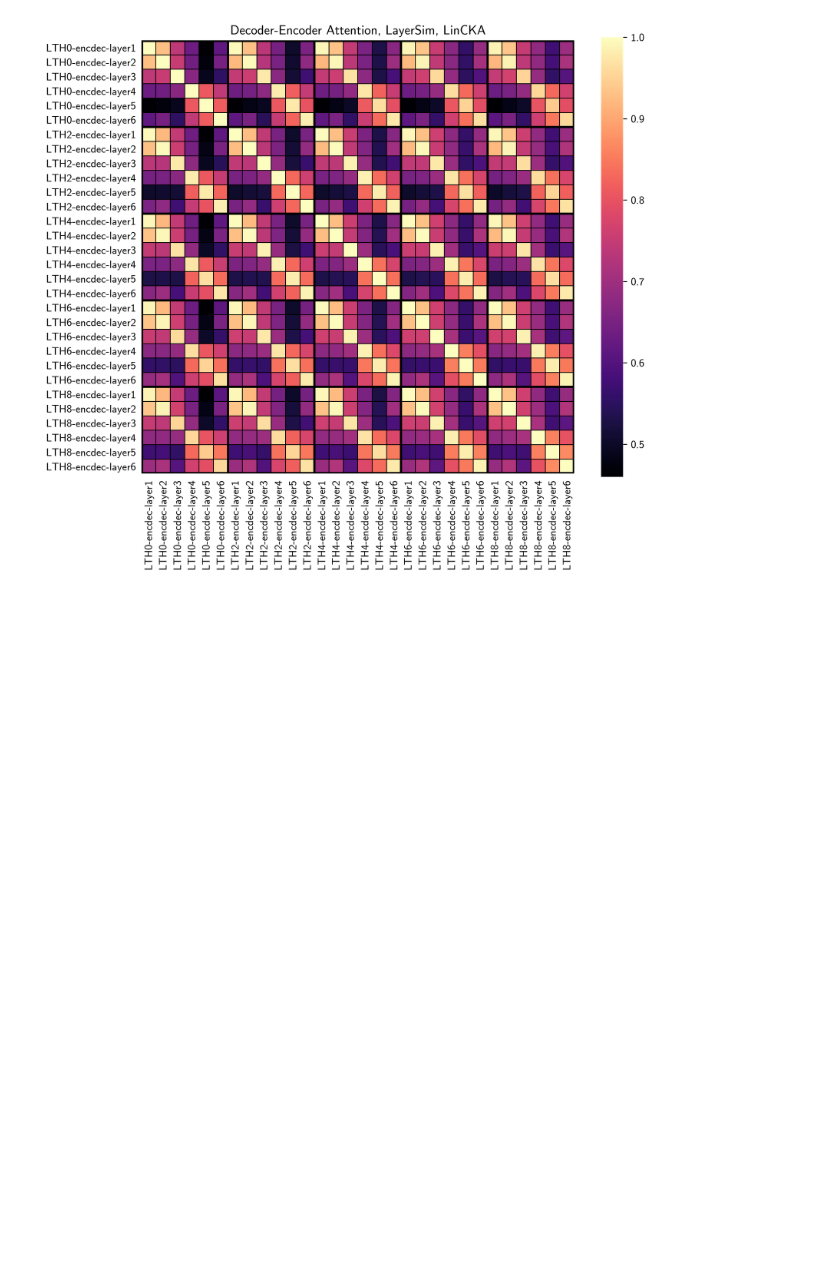
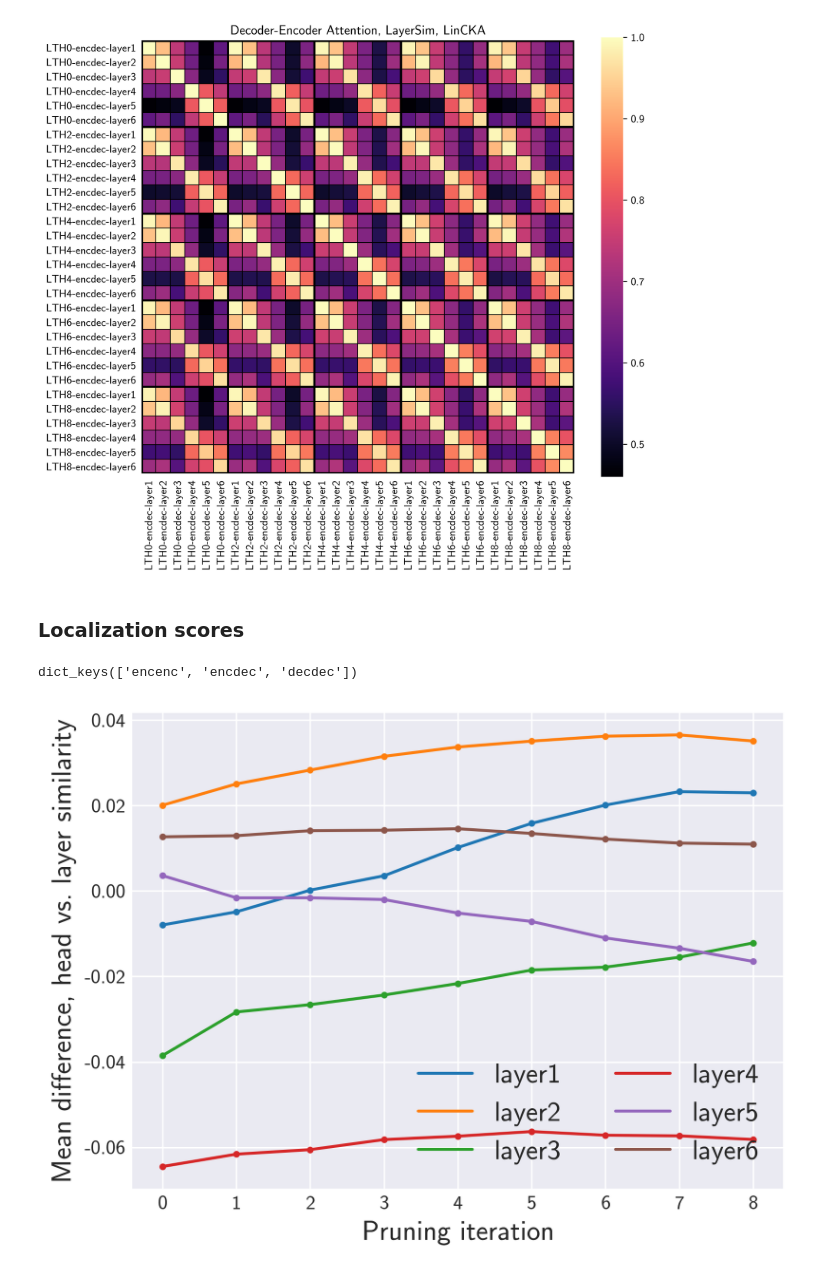
Before and after one commit to rmovva/lth-fairseq, a Jupyter notebook: analysis/analyze_attn_similarity.ipynb, the cells around one changed output. Cells and saved outputs as stored; diff of their text form; code cells hidden in the pictures; blank space fills up the shorter version.

Commit message:
Added localization score analysis

```diff
--- a/analysis/analyze_attn_similarity.ipynb
+++ b/analysis/analyze_attn_similarity.ipynb
@@ -266,3 +266,35 @@ for attntype in attnsim:
 # %% [output]
 [figure]
 [figure]
+# %% [markdown]
+### Localization scores
+# %%
+attnsim.keys()
+# %% [output]
+dict_keys(['encenc', 'encdec', 'decdec'])
+# %%
+head_corr_df = pd.DataFrame(attnsim['encdec']['pearsonmaxcorr'])
+layer_corr_df = pd.DataFrame(attnsim['encdec']['lincka'])
+
+localization_score = head_corr_df.mean() - layer_corr_df.mean()
+# %%
+layer_localization_scores = {layer : [] for layer in ['layer' + str(i) for i in range(1, 7)]}
+for layer in layer_localization_scores:
+    for model in range(model_count):
+        cur_layer = f'LTH{model}-encdec-{layer}'
+        layer_localization_scores[layer].append(localization_score[cur_layer])
+
+plt.figure(figsize = (6, 4.5), dpi=300)
+ax = plt.gca()
+x = range(model_count)
+
+for layer in layer_localization_scores:
+    ax.plot(x, layer_localization_scores[layer], label=layer)
+    ax.scatter(x, layer_localization_scores[layer], s=6)
+
+plt.xlabel('Pruning iteration', fontsize=14)
+plt.ylabel('Mean difference, head vs. layer similarity', fontsize=14)
+plt.legend(fontsize=14, ncol=2)
+plt.show()
+# %% [output]
+[figure, added]
```
Also changed, not shown: parts of 1 cell of this notebook, 2 other files.
